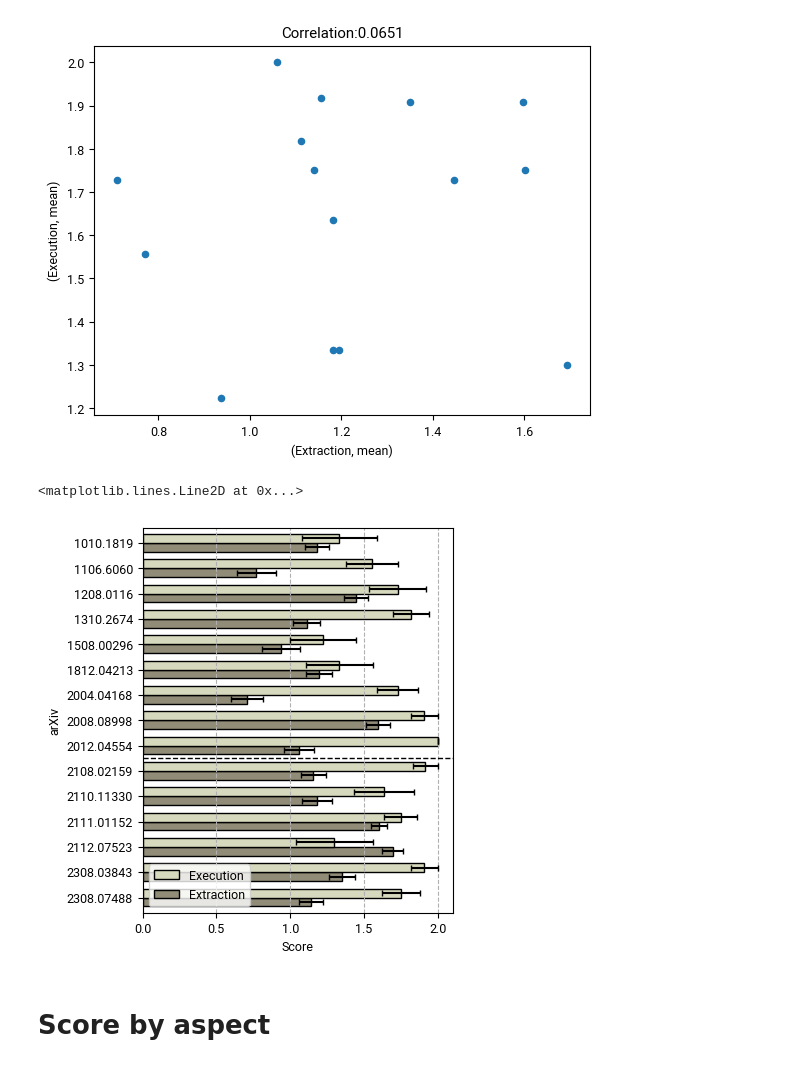
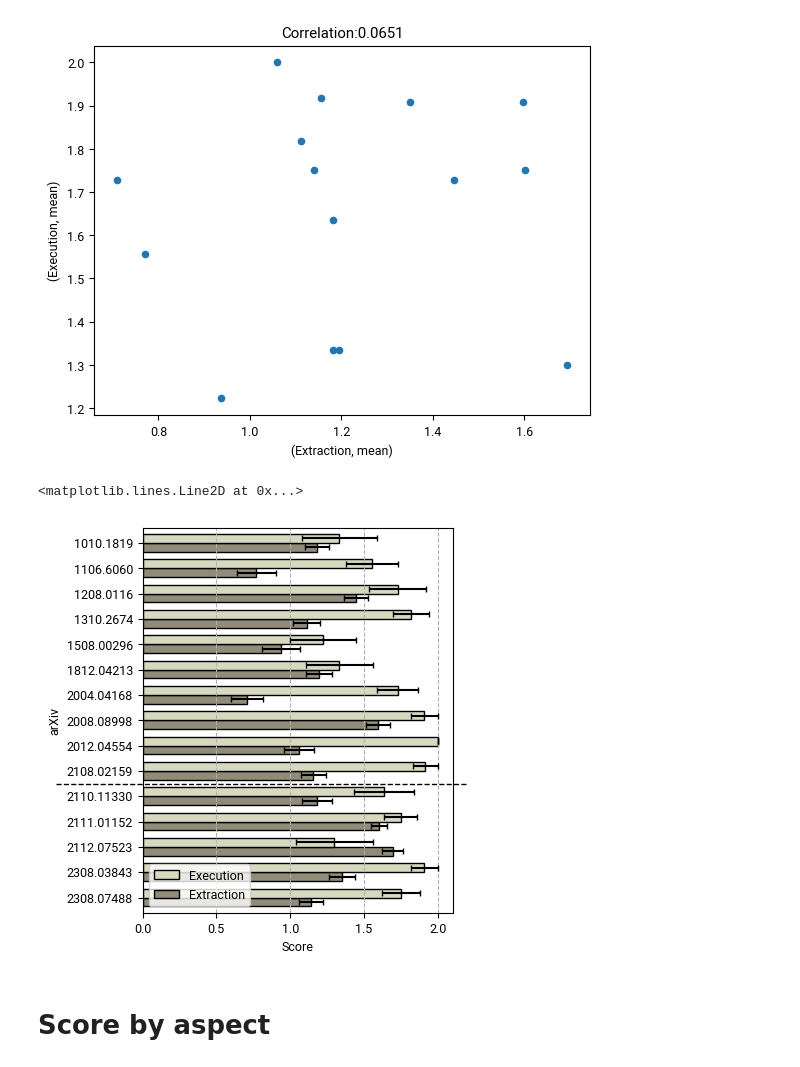
Before and after one commit to hainingpan/HartreeFock_GPT, a Jupyter notebook: data_analysis/analysis_execution.ipynb, the cells around one changed output. Saved outputs shown, nothing was run; the diff lists cells and outputs as text; code cells hidden in the pictures.

```diff
--- a/data_analysis/analysis_execution.ipynb
+++ b/data_analysis/analysis_execution.ipynb
@@ -203,21 +203,21 @@ Text(0.5, 1.0, 'Correlation:0.0651')
 # %%
 # means = execution_reading.sort_values(by=('Execution','mean'))[[ ("Extraction", "mean"),("Execution", "mean")]].droplevel(1,axis=1)
 means = execution_reading[[ ("Extraction", "mean"),("Execution", "mean")]].droplevel(1,axis=1)[::-1]
 # errors = execution_reading.sort_values(by=('Execution','mean'))[[("Extraction", "sem"),("Execution", "sem")]].droplevel(1,axis=1)
 errors = execution_reading[[("Extraction", "sem"),("Execution", "sem")]].droplevel(1,axis=1)[::-1]
 ax = means.plot(kind='barh', xerr=errors, capsize=2,figsize=(4,5),color=['#918c78','#d6d9bd'],edgecolor='k',width=0.7)
 ax.grid(axis='x',ls='--')
 ax.set_xlabel('Score')
 # ax.set_title('\n'.join([f'Mean of {kind}: {mean:.2f} $\pm$ {se:.2f}' for kind,mean,se in zip(['Execution','Extraction',],means.mean()[::-1],errors.mean()[::-1])]))
 ax.set_ylabel('arXiv',)
 handles, labels = ax.get_legend_handles_labels()
 ax.legend(handles[::-1], labels[::-1])
-ax.axhline(y=5.5, color='k', linestyle='--',linewidth=1)
+ax.axhline(y=4.5, color='k', linestyle='--',linewidth=1,xmin=-0.28,xmax=1.05,clip_on=False)
 
 # ax.get_figure().savefig('4b.pdf',bbox_inches='tight')
 # %% [output]
 <matplotlib.lines.Line2D at 0x...>
-[figure, old version]
+[figure, new version]
 # %% [markdown]
 # Score by aspect
 # %%
```
Also changed, not shown: parts of 11 cells of this notebook, 14 other files.
